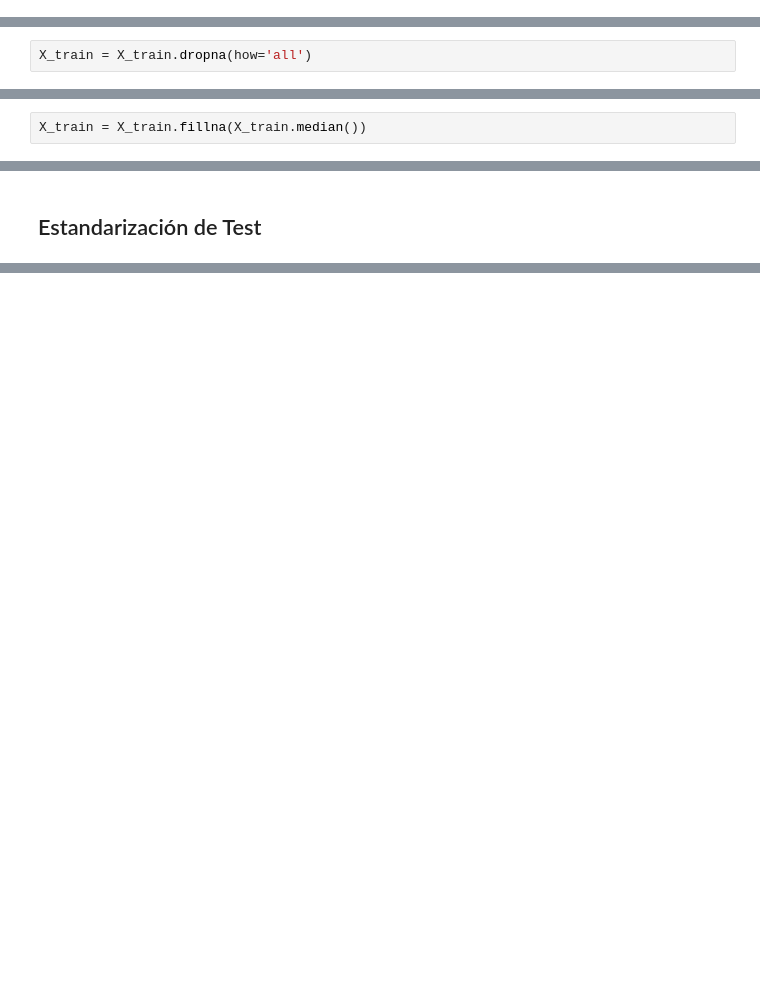
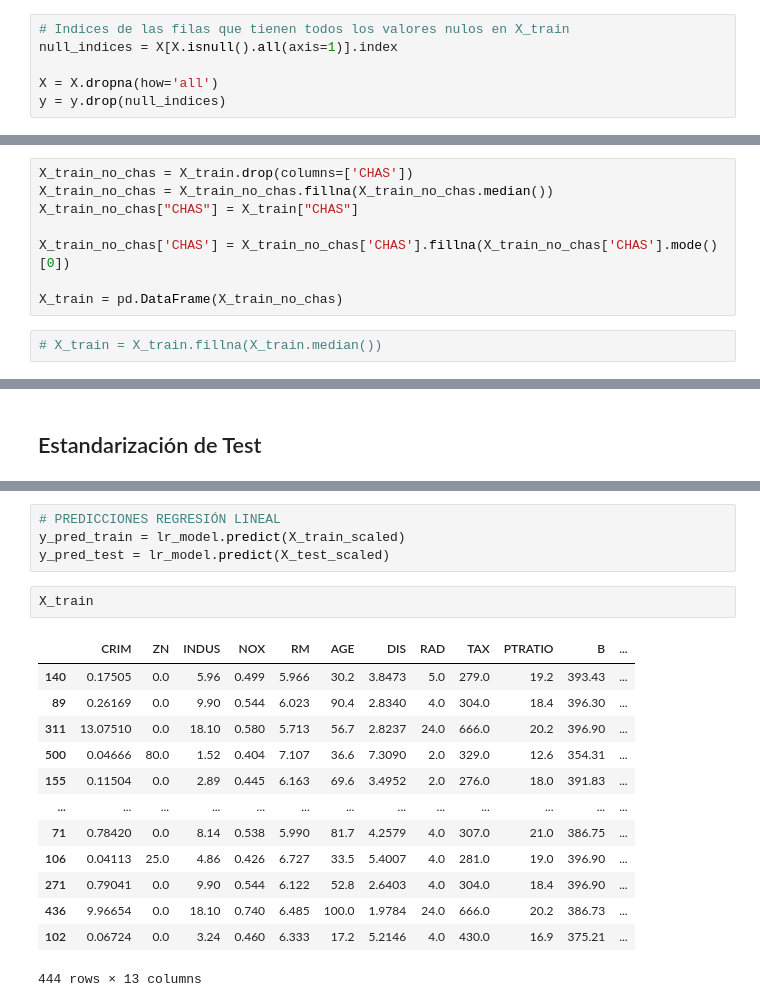
Before and after one commit to franciscoryb1/AA1-TUIA-RodriguezYBarros-Menescaldi-Britos, a Jupyter notebook: TP.ipynb, the cells around one changed output, grey strips where cells are left out. Drawn from its saved outputs; the diff is of its cells as text; blank space fills up the shorter version.

Commit message:
correcciones y modeo de regresion lineal

```diff
--- a/TP.ipynb
+++ b/TP.ipynb
@@ -632,0 +638,6 @@ y = df["MEDV"]
+# %%
+# Indices de las filas que tienen todos los valores nulos en X_train
+null_indices = X[X.isnull().all(axis=1)].index
+
+X = X.dropna(how='all')
+y = y.drop(null_indices)
@@ -648,2 +653,0 @@ Vemos que si tiene una fila donde todos sus valores son nulos, así que la elimi
-# %%
-X_train = X_train.dropna(how='all')
@@ -690,8 +676,16 @@ LSTAT      17
 dtype: int64
 # %% [markdown]
 Rellenamos los datos faltantes con la mediana.
+# %%
+X_train_no_chas = X_train.drop(columns=['CHAS'])
+X_train_no_chas = X_train_no_chas.fillna(X_train_no_chas.median())
+X_train_no_chas["CHAS"] = X_train["CHAS"]
+
+X_train_no_chas['CHAS'] = X_train_no_chas['CHAS'].fillna(X_train_no_chas['CHAS'].mode()[0])
+
+X_train = pd.DataFrame(X_train_no_chas)
 # %%
-X_train = X_train.fillna(X_train.median())
+# X_train = X_train.fillna(X_train.median())
 # %% [markdown]
 Verificamos que se hayan rellenado los valores faltantes con la mediana correctamente y que no queden valores nulos.
 # %%
@@ -772,0 +808,20 @@ X_test_scaled = scaler.transform(X_test)
+# %%
+# PREDICCIONES REGRESIÓN LINEAL
+y_pred_train = lr_model.predict(X_train_scaled)
+y_pred_test = lr_model.predict(X_test_scaled)
+# %%
+X_train
+# %% [output]
+|  | CRIM | ZN | INDUS | NOX | RM | AGE | DIS | RAD | TAX | PTRATIO | B | ... |
+| 140 | 0.17505 | 0.0 | 5.96 | 0.499 | 5.966 | 30.2 | 3.8473 | 5.0 | 279.0 | 19.2 | 393.43 | ... |
+| 89 | 0.26169 | 0.0 | 9.90 | 0.544 | 6.023 | 90.4 | 2.8340 | 4.0 | 304.0 | 18.4 | 396.30 | ... |
+| 311 | 13.07510 | 0.0 | 18.10 | 0.580 | 5.713 | 56.7 | 2.8237 | 24.0 | 666.0 | 20.2 | 396.90 | ... |
+| 500 | 0.04666 | 80.0 | 1.52 | 0.404 | 7.107 | 36.6 | 7.3090 | 2.0 | 329.0 | 12.6 | 354.31 | ... |
+| 155 | 0.11504 | 0.0 | 2.89 | 0.445 | 6.163 | 69.6 | 3.4952 | 2.0 | 276.0 | 18.0 | 391.83 | ... |
+| ... | ... | ... | ... | ... | ... | ... | ... | ... | ... | ... | ... | ... |
+| 71 | 0.78420 | 0.0 | 8.14 | 0.538 | 5.990 | 81.7 | 4.2579 | 4.0 | 307.0 | 21.0 | 386.75 | ... |
+| 106 | 0.04113 | 25.0 | 4.86 | 0.426 | 6.727 | 33.5 | 5.4007 | 4.0 | 281.0 | 19.0 | 396.90 | ... |
+| 271 | 0.79041 | 0.0 | 9.90 | 0.544 | 6.122 | 52.8 | 2.6403 | 4.0 | 304.0 | 18.4 | 396.90 | ... |
+| 436 | 9.96654 | 0.0 | 18.10 | 0.740 | 6.485 | 100.0 | 1.9784 | 24.0 | 666.0 | 20.2 | 386.73 | ... |
+| 102 | 0.06724 | 0.0 | 3.24 | 0.460 | 6.333 | 17.2 | 5.2146 | 4.0 | 430.0 | 16.9 | 375.21 | ... |
+444 rows × 13 columns
```
Also changed, not shown: parts of 52 cells of this notebook.
